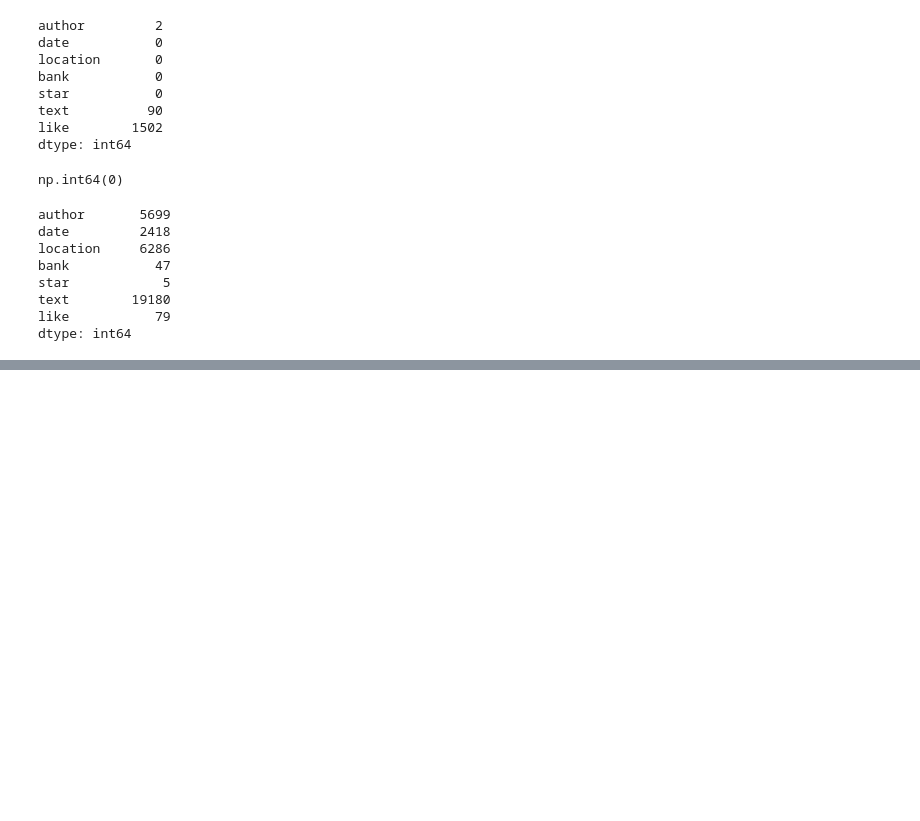
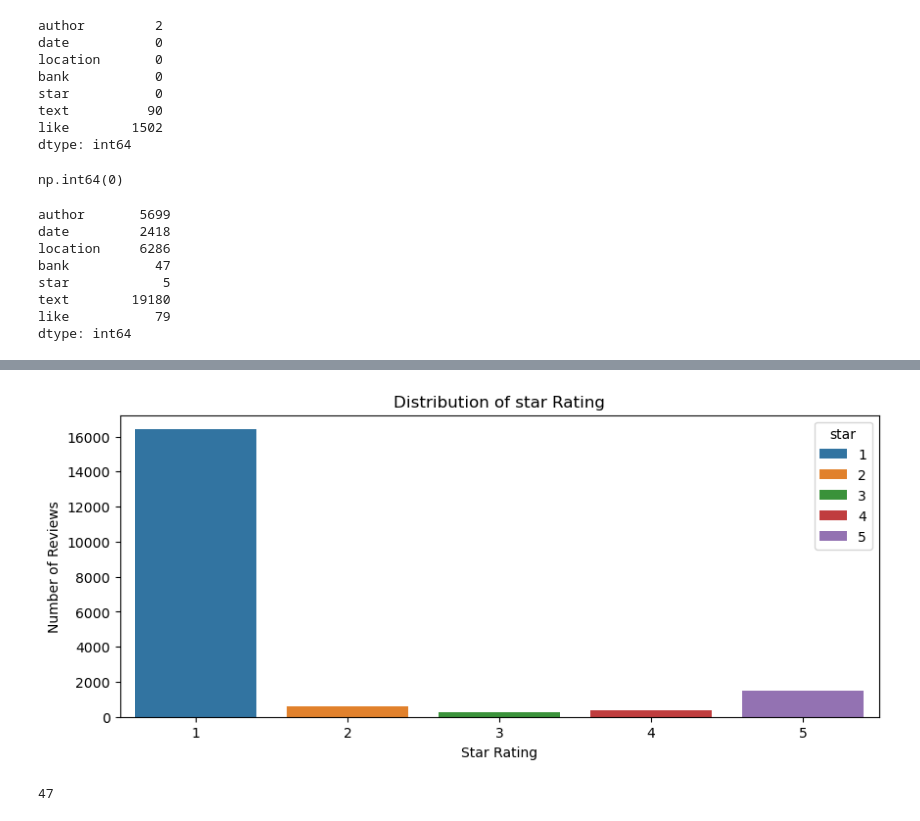
Before and after one commit to ranjansinghds/Bank-Customer-Review-Sentiment-Analysis-Project, a Jupyter notebook: Bank_Customer_Review_Department_Project.ipynb, the cells around one changed output, grey strips where cells are left out. Cells and saved outputs as stored; diff of their text form; code cells hidden in the pictures; blank space fills up the shorter version.

```diff
--- a/Bank_Customer_Review_Department_Project.ipynb
+++ b/Bank_Customer_Review_Department_Project.ipynb
@@ -114,0 +138,7 @@ dtype: int64
+# %%
+# we need to drop that missing values
+banks_df = banks_df.dropna(subset=['text'])
+# %%
+# Droping empty reviews(string)
+banks_df['text'] = banks_df['text'].astype(str).str.strip()
+banks_df = banks_df[banks_df['text'] != ""]
@@ -114,0 +162,13 @@ dtype: int64
+# %%
+plt.figure(figsize=(10,4))
+sns.countplot(x='star', data=banks_df, hue='star', palette='tab10' )
+plt.title('Distribution of star Rating')
+plt.xlabel("Star Rating")
+plt.ylabel('Number of Reviews')
+# %% [output]
+[figure, added]
+# %%
+# checking the number of bank s
+banks_df['bank'].nunique()
+# %% [output]
+47
```
Also changed, not shown: parts of 7 cells of this notebook, 2 other files.
